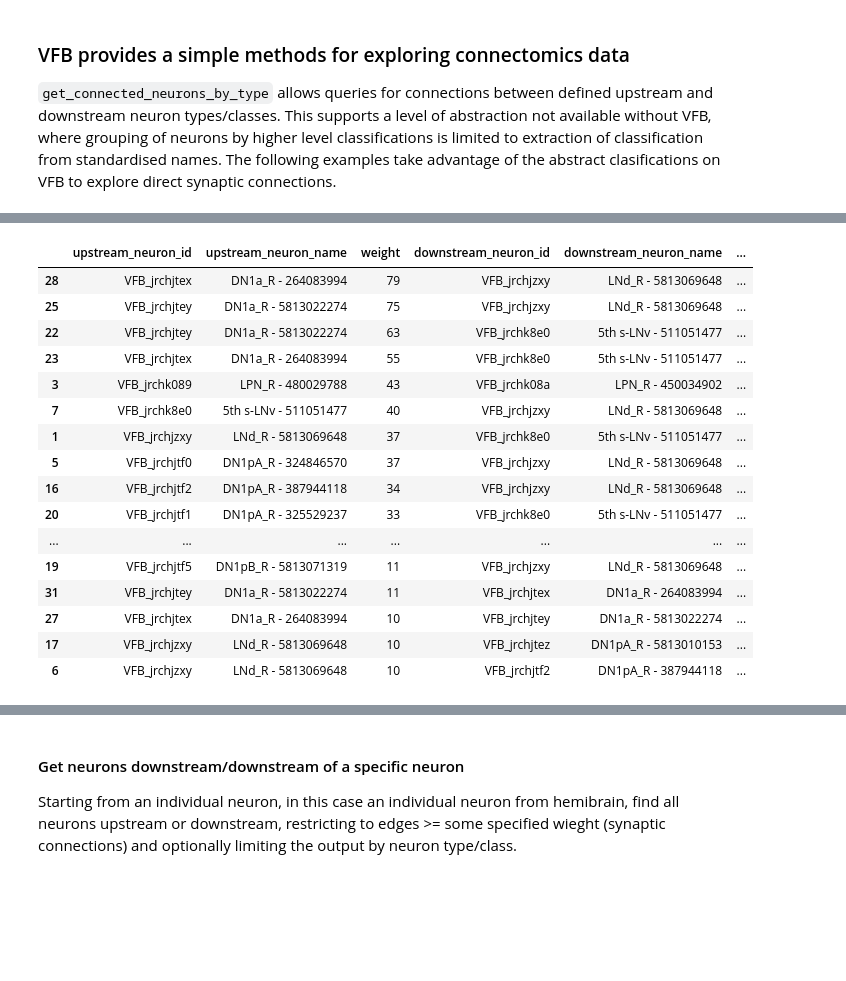
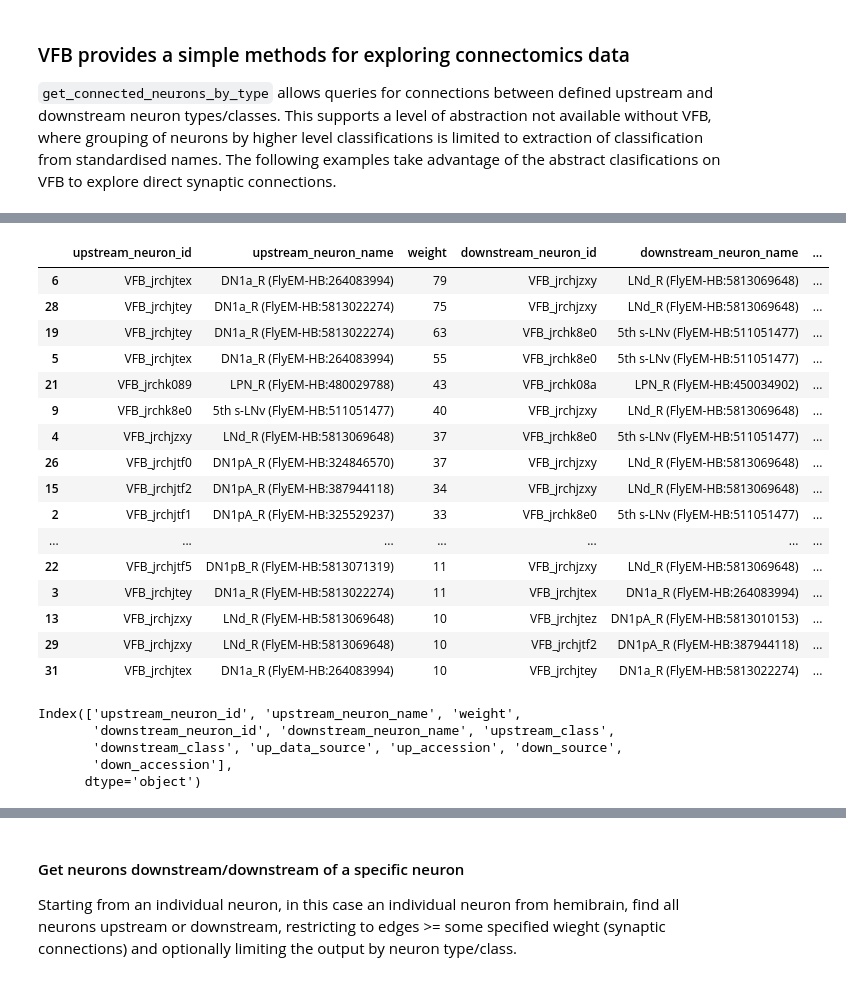
Before and after one commit to VirtualFlyBrain/training, a Jupyter notebook: Python Workshop/4_Connectomics.ipynb, the cells around one changed output, grey strips where cells are left out. Saved outputs shown, nothing was run; the diff lists cells and outputs as text; code cells hidden in the pictures; blank space fills up the shorter version.

```diff
--- a/Python Workshop/4_Connectomics.ipynb
+++ b/Python Workshop/4_Connectomics.ipynb
@@ -56,23 +71,32 @@ vc.get_connected_neurons_by_type(upstream_type='GABAergic neuron',
 # %%
 # Get connections between pacemaker neurons
-vc.get_connected_neurons_by_type(upstream_type='pacemaker neuron',
+clock_neuron_connectome = vc.get_connected_neurons_by_type(upstream_type='pacemaker neuron',
                                  downstream_type='pacemaker neuron',
                                  weight=10).sort_values('weight', ascending=False)
+clock_neuron_connectome
 # %% [output]
 |  | upstream_neuron_id | upstream_neuron_name | weight | downstream_neuron_id | downstream_neuron_name | ... |
-| 28 | VFB_jrchjtex | DN1a_R - 264083994 | 79 | VFB_jrchjzxy | LNd_R - 5813069648 | ... |
-| 25 | VFB_jrchjtey | DN1a_R - 5813022274 | 75 | VFB_jrchjzxy | LNd_R - 5813069648 | ... |
-| 22 | VFB_jrchjtey | DN1a_R - 5813022274 | 63 | VFB_jrchk8e0 | 5th s-LNv - 511051477 | ... |
-| 23 | VFB_jrchjtex | DN1a_R - 264083994 | 55 | VFB_jrchk8e0 | 5th s-LNv - 511051477 | ... |
-| 3 | VFB_jrchk089 | LPN_R - 480029788 | 43 | VFB_jrchk08a | LPN_R - 450034902 | ... |
-| 7 | VFB_jrchk8e0 | 5th s-LNv - 511051477 | 40 | VFB_jrchjzxy | LNd_R - 5813069648 | ... |
-| 1 | VFB_jrchjzxy | LNd_R - 5813069648 | 37 | VFB_jrchk8e0 | 5th s-LNv - 511051477 | ... |
-| 5 | VFB_jrchjtf0 | DN1pA_R - 324846570 | 37 | VFB_jrchjzxy | LNd_R - 5813069648 | ... |
-| 16 | VFB_jrchjtf2 | DN1pA_R - 387944118 | 34 | VFB_jrchjzxy | LNd_R - 5813069648 | ... |
-| 20 | VFB_jrchjtf1 | DN1pA_R - 325529237 | 33 | VFB_jrchk8e0 | 5th s-LNv - 511051477 | ... |
+| 6 | VFB_jrchjtex | DN1a_R (FlyEM-HB:264083994) | 79 | VFB_jrchjzxy | LNd_R (FlyEM-HB:5813069648) | ... |
+| 28 | VFB_jrchjtey | DN1a_R (FlyEM-HB:5813022274) | 75 | VFB_jrchjzxy | LNd_R (FlyEM-HB:5813069648) | ... |
+| 19 | VFB_jrchjtey | DN1a_R (FlyEM-HB:5813022274) | 63 | VFB_jrchk8e0 | 5th s-LNv (FlyEM-HB:511051477) | ... |
+| 5 | VFB_jrchjtex | DN1a_R (FlyEM-HB:264083994) | 55 | VFB_jrchk8e0 | 5th s-LNv (FlyEM-HB:511051477) | ... |
+| 21 | VFB_jrchk089 | LPN_R (FlyEM-HB:480029788) | 43 | VFB_jrchk08a | LPN_R (FlyEM-HB:450034902) | ... |
+| 9 | VFB_jrchk8e0 | 5th s-LNv (FlyEM-HB:511051477) | 40 | VFB_jrchjzxy | LNd_R (FlyEM-HB:5813069648) | ... |
+| 4 | VFB_jrchjzxy | LNd_R (FlyEM-HB:5813069648) | 37 | VFB_jrchk8e0 | 5th s-LNv (FlyEM-HB:511051477) | ... |
+| 26 | VFB_jrchjtf0 | DN1pA_R (FlyEM-HB:324846570) | 37 | VFB_jrchjzxy | LNd_R (FlyEM-HB:5813069648) | ... |
+| 15 | VFB_jrchjtf2 | DN1pA_R (FlyEM-HB:387944118) | 34 | VFB_jrchjzxy | LNd_R (FlyEM-HB:5813069648) | ... |
+| 2 | VFB_jrchjtf1 | DN1pA_R (FlyEM-HB:325529237) | 33 | VFB_jrchk8e0 | 5th s-LNv (FlyEM-HB:511051477) | ... |
 | ... | ... | ... | ... | ... | ... | ... |
-| 19 | VFB_jrchjtf5 | DN1pB_R - 5813071319 | 11 | VFB_jrchjzxy | LNd_R - 5813069648 | ... |
-| 31 | VFB_jrchjtey | DN1a_R - 5813022274 | 11 | VFB_jrchjtex | DN1a_R - 264083994 | ... |
-| 27 | VFB_jrchjtex | DN1a_R - 264083994 | 10 | VFB_jrchjtey | DN1a_R - 5813022274 | ... |
-| 17 | VFB_jrchjzxy | LNd_R - 5813069648 | 10 | VFB_jrchjtez | DN1pA_R - 5813010153 | ... |
-| 6 | VFB_jrchjzxy | LNd_R - 5813069648 | 10 | VFB_jrchjtf2 | DN1pA_R - 387944118 | ... |
+| 22 | VFB_jrchjtf5 | DN1pB_R (FlyEM-HB:5813071319) | 11 | VFB_jrchjzxy | LNd_R (FlyEM-HB:5813069648) | ... |
+| 3 | VFB_jrchjtey | DN1a_R (FlyEM-HB:5813022274) | 11 | VFB_jrchjtex | DN1a_R (FlyEM-HB:264083994) | ... |
+| 13 | VFB_jrchjzxy | LNd_R (FlyEM-HB:5813069648) | 10 | VFB_jrchjtez | DN1pA_R (FlyEM-HB:5813010153) | ... |
+| 29 | VFB_jrchjzxy | LNd_R (FlyEM-HB:5813069648) | 10 | VFB_jrchjtf2 | DN1pA_R (FlyEM-HB:387944118) | ... |
+| 31 | VFB_jrchjtex | DN1a_R (FlyEM-HB:264083994) | 10 | VFB_jrchjtey | DN1a_R (FlyEM-HB:5813022274) | ... |
+# %%
+clock_neuron_connectome.columns
+# %% [output]
+Index(['upstream_neuron_id', 'upstream_neuron_name', 'weight',
+       'downstream_neuron_id', 'downstream_neuron_name', 'upstream_class',
+       'downstream_class', 'up_data_source', 'up_accession', 'down_source',
+       'down_accession'],
+      dtype='object')
```
Also changed, not shown: parts of 11 cells of this notebook, 7 other files.
